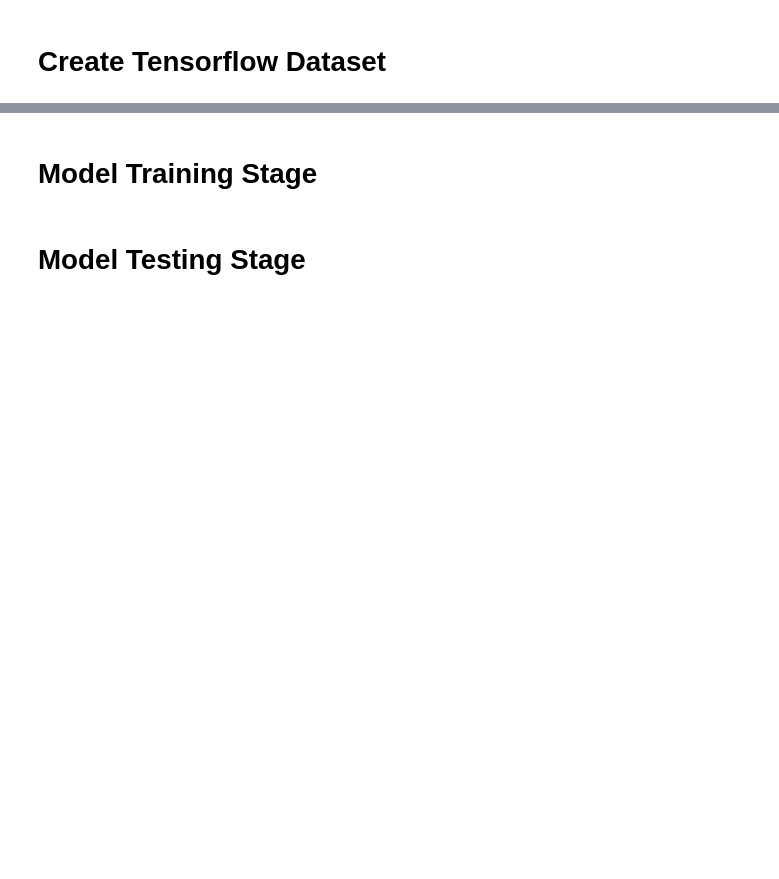
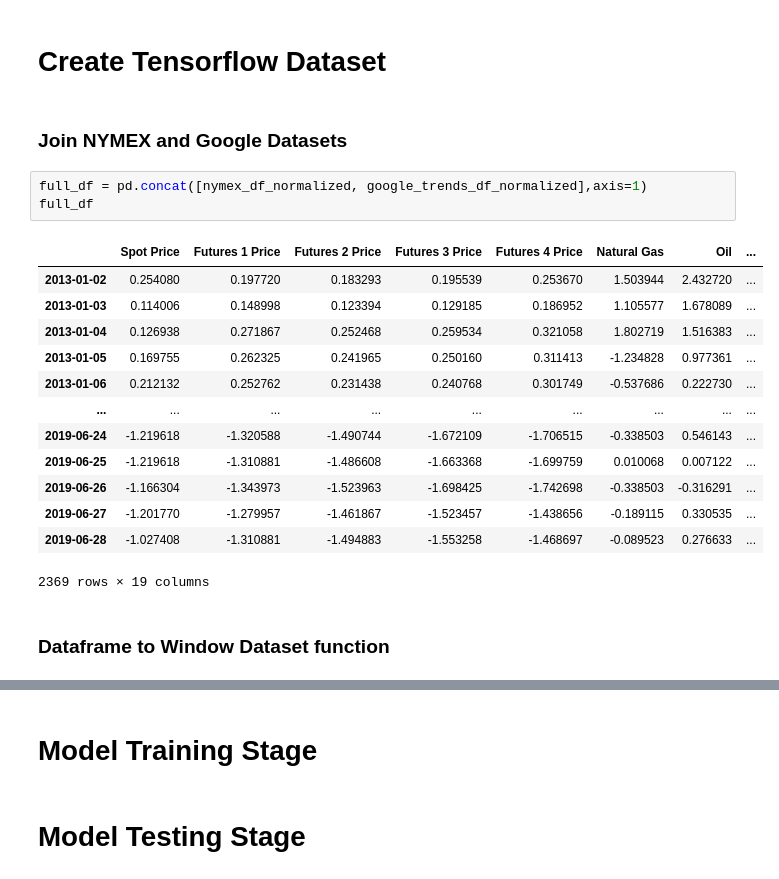
Before and after one commit to qstickmurph/cs4263-project, a Jupyter notebook: code/CS4263-Project.ipynb, the cells around one changed output, grey strips where cells are left out. Saved outputs shown, nothing was run; the diff lists cells and outputs as text; blank space fills up the shorter version.

```diff
--- a/code/CS4263-Project.ipynb
+++ b/code/CS4263-Project.ipynb
@@ -400,2 +400,23 @@ plot(google_trends_df_normalized,units="Normalized Search Volume", seperate=True
 # %% [markdown]
 # Create Tensorflow Dataset
+# %% [markdown]
+### Join NYMEX and Google Datasets
+# %%
+full_df = pd.concat([nymex_df_normalized, google_trends_df_normalized],axis=1)
+full_df
+# %% [output]
+|  | Spot Price | Futures 1 Price | Futures 2 Price | Futures 3 Price | Futures 4 Price | Natural Gas | Oil | ... |
+| 2013-01-02 | 0.254080 | 0.197720 | 0.183293 | 0.195539 | 0.253670 | 1.503944 | 2.432720 | ... |
+| 2013-01-03 | 0.114006 | 0.148998 | 0.123394 | 0.129185 | 0.186952 | 1.105577 | 1.678089 | ... |
+| 2013-01-04 | 0.126938 | 0.271867 | 0.252468 | 0.259534 | 0.321058 | 1.802719 | 1.516383 | ... |
+| 2013-01-05 | 0.169755 | 0.262325 | 0.241965 | 0.250160 | 0.311413 | -1.234828 | 0.977361 | ... |
+| 2013-01-06 | 0.212132 | 0.252762 | 0.231438 | 0.240768 | 0.301749 | -0.537686 | 0.222730 | ... |
+| ... | ... | ... | ... | ... | ... | ... | ... | ... |
+| 2019-06-24 | -1.219618 | -1.320588 | -1.490744 | -1.672109 | -1.706515 | -0.338503 | 0.546143 | ... |
+| 2019-06-25 | -1.219618 | -1.310881 | -1.486608 | -1.663368 | -1.699759 | 0.010068 | 0.007122 | ... |
+| 2019-06-26 | -1.166304 | -1.343973 | -1.523963 | -1.698425 | -1.742698 | -0.338503 | -0.316291 | ... |
+| 2019-06-27 | -1.201770 | -1.279957 | -1.461867 | -1.523457 | -1.438656 | -0.189115 | 0.330535 | ... |
+| 2019-06-28 | -1.027408 | -1.310881 | -1.494883 | -1.553258 | -1.468697 | -0.089523 | 0.276633 | ... |
+2369 rows × 19 columns
+# %% [markdown]
+### Dataframe to Window Dataset function
```
Also changed, not shown: parts of 6 cells of this notebook, 2 other files.
